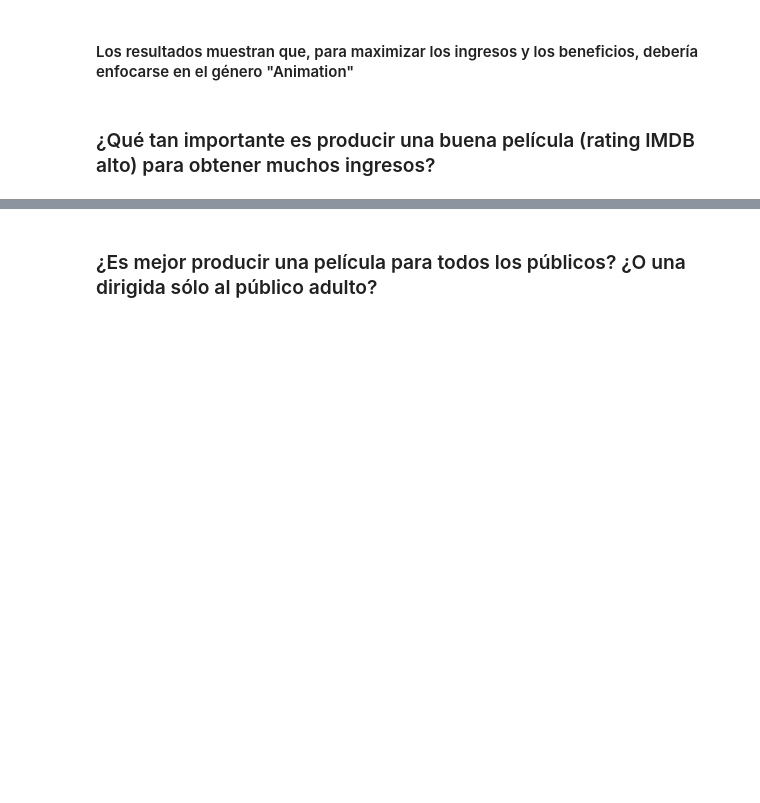
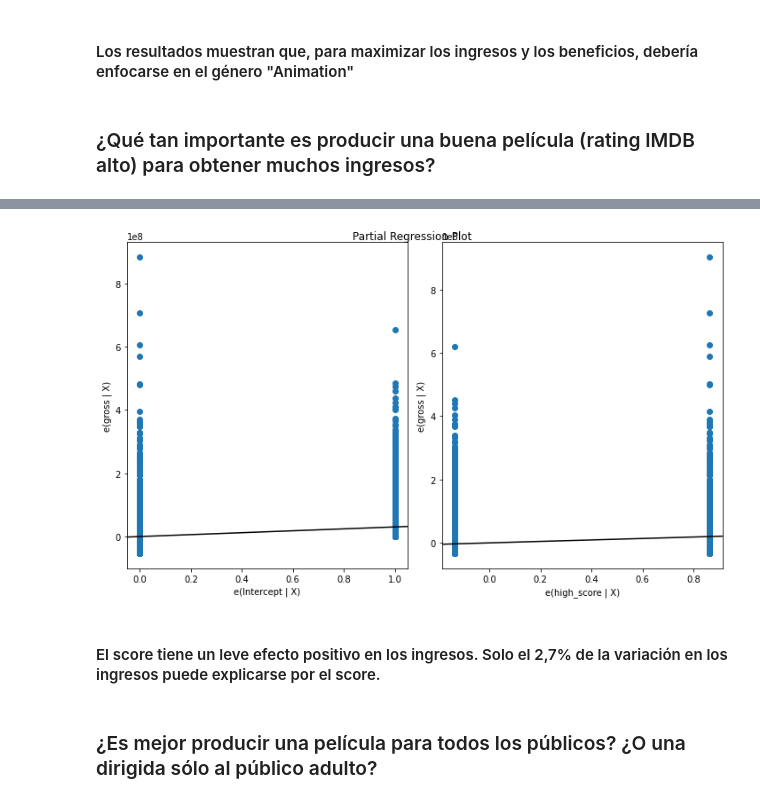
Before and after one commit to sanchiesa/Movie_Industry_Kaggle, a Jupyter notebook: notebooks/Movie_Revenue_Analysis.ipynb, the cells around one changed output, grey strips where cells are left out. Drawn from its saved outputs; the diff is of its cells as text; code cells hidden in the pictures; blank space fills up the shorter version.

```diff
--- a/notebooks/Movie_Revenue_Analysis.ipynb
+++ b/notebooks/Movie_Revenue_Analysis.ipynb
@@ -167,6 +168,7 @@ def high_score(row):
     else:
         return 0
 
+raw_data['high_score'] = raw_data.apply (lambda row: high_score(row), axis=1)
 data['high_score'] = data.apply (lambda row: high_score(row), axis=1)
 
 # Replicate process for profit dataframe
@@ -621,0 +692,6 @@ Name: score, Length: 75, dtype: int64
+# %%
+# Evaluate high score influence on revenue
+
+score_model_revenue = smf.ols(formula='gross ~ high_score', data=raw_data).fit()
+
+score_model_revenue.summary()
@@ -622,2 +718,9 @@ Name: score, Length: 75, dtype: int64
+# %%
+fig = plt.figure(figsize=(10,6))
+fig = sm.graphics.plot_partregress_grid(score_model_revenue, fig=fig)
+# %% [output]
+[figure, added]
+# %% [markdown]
+#### El score tiene un leve efecto positivo en los ingresos. Solo el 2,7% de la variación en los ingresos puede explicarse por el score.
 # %% [markdown]
 ### ¿Es mejor producir una película para todos los públicos? ¿O una dirigida sólo al público adulto?
```
Also changed, not shown: parts of 21 cells of this notebook.
